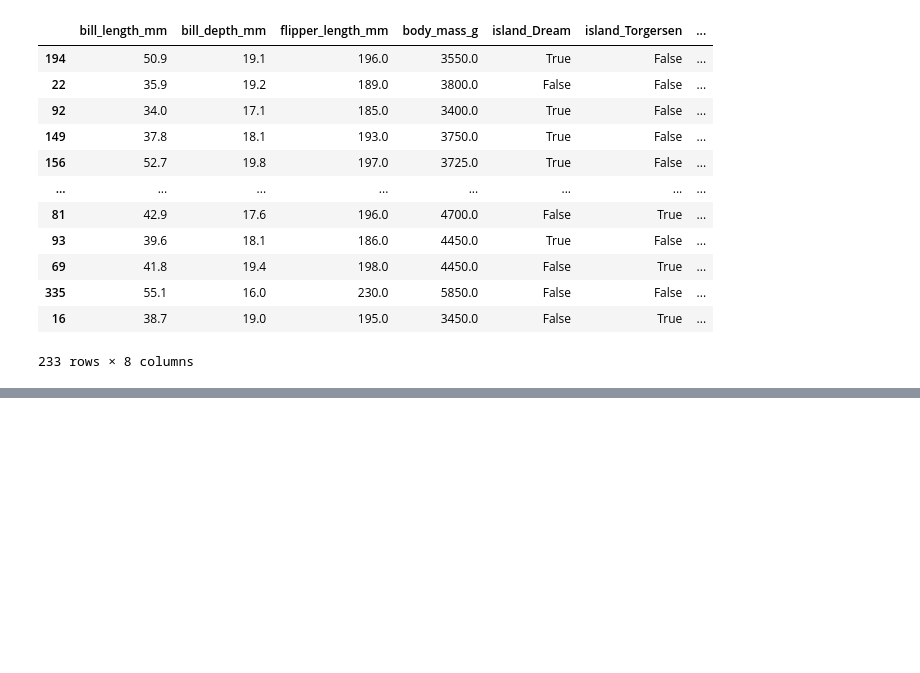
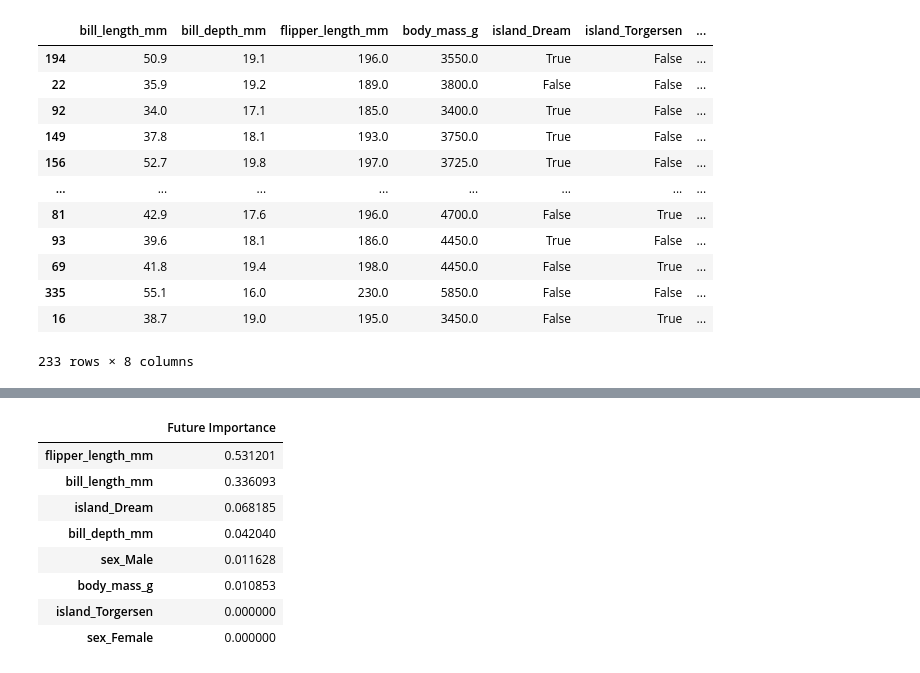
Before and after one commit to AdirBuskila/supervised-learning, a Jupyter notebook: decision_tree.ipynb, the cells around one changed output, grey strips where cells are left out. Saved outputs shown, nothing was run; the diff lists cells and outputs as text; code cells hidden in the pictures; blank space fills up the shorter version.

```diff
--- a/decision_tree.ipynb
+++ b/decision_tree.ipynb
@@ -74,0 +81,12 @@ plt.show()
+# %%
+pd.DataFrame(index=X.columns,data=model.feature_importances_,columns=['Future Importance']).sort_values('Future Importance',ascending=False)
+# %% [output]
+|  | Future Importance |
+| flipper_length_mm | 0.531201 |
+| bill_length_mm | 0.336093 |
+| island_Dream | 0.068185 |
+| bill_depth_mm | 0.042040 |
+| sex_Male | 0.011628 |
+| body_mass_g | 0.010853 |
+| island_Torgersen | 0.000000 |
+| sex_Female | 0.000000 |
```
Also changed, not shown: parts of 6 cells of this notebook.
